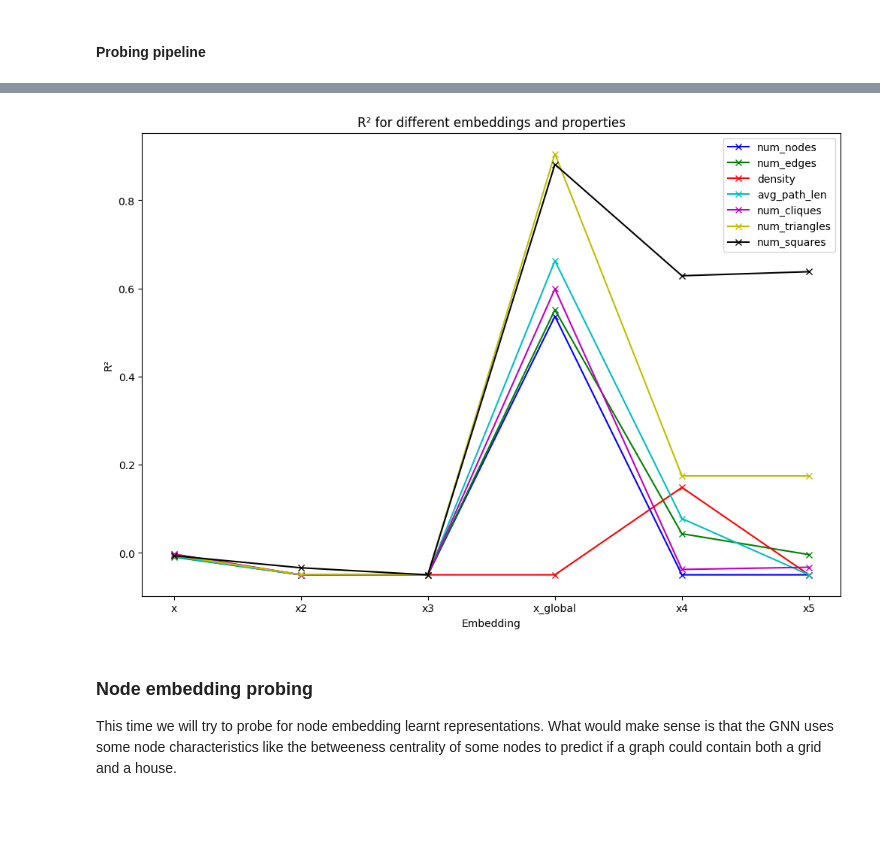
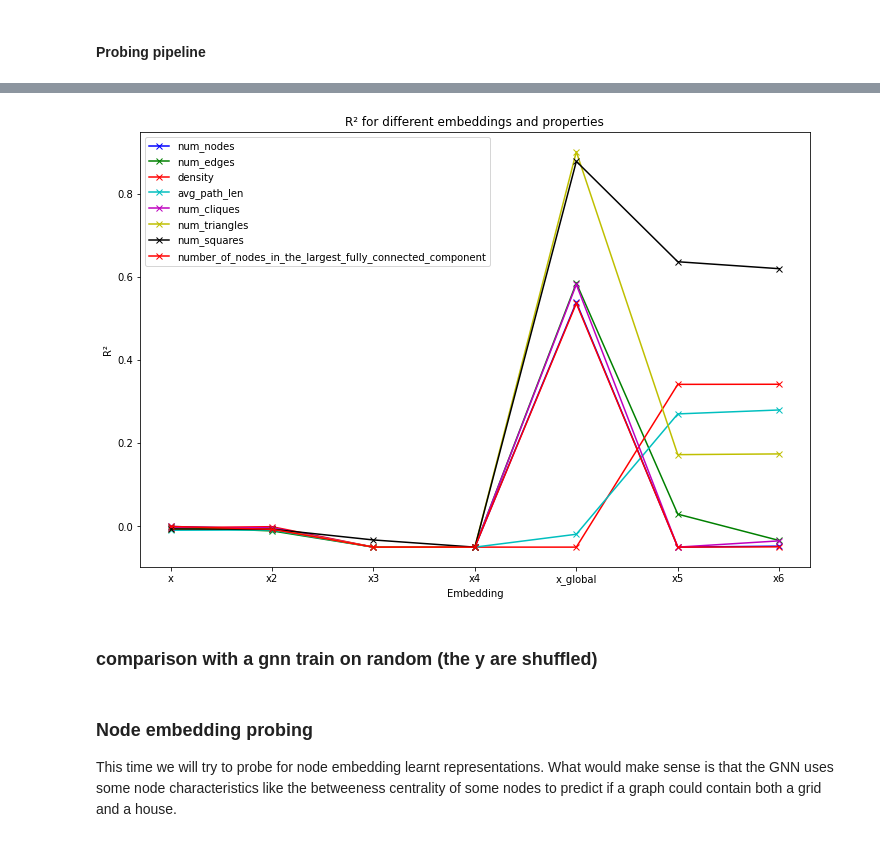
Before and after one commit to TomPelletreauDuris/Probing-GNN-representations, a Jupyter notebook: Probing_GAT.ipynb, the cells around one changed output, grey strips where cells are left out. Drawn from its saved outputs; the diff is of its cells as text; code cells hidden in the pictures; blank space fills up the shorter version.

```diff
--- a/Probing_GAT.ipynb
+++ b/Probing_GAT.ipynb
@@ -123,15 +121,15 @@ train_properties = compute_graph_properties(gnn.dataset[gnn.train_idx])
 test_properties = compute_graph_properties(gnn.dataset[gnn.test_idx])
 # %%
 #save the properties in a file
-# with open("results/"+DATASET+"_"+MODEL+"_train_properties.pkl", "wb") as f:
-#     pkl.dump(train_properties, f)
+with open("results/"+DATASET+"_"+MODEL+"_train_properties.pkl", "wb") as f:
+    pkl.dump(train_properties, f)
 
-# with open("results/"+DATASET+"_"+MODEL+"_test_properties.pkl", "wb") as f:
-#     pkl.dump(test_properties, f)
+with open("results/"+DATASET+"_"+MODEL+"_test_properties.pkl", "wb") as f:
+    pkl.dump(test_properties, f)
 # %%
 #open the properties
-with open("results/"+DATASET+"_"+MODEL+"_train_properties_special.pkl", "rb") as f:
+with open("results/"+DATASET+"_"+MODEL+"_train_properties.pkl", "rb") as f:
     train_properties = pkl.load(f)
 
-with open("results/"+DATASET+"_"+MODEL+"_test_properties_special.pkl", "rb") as f:
+with open("results/"+DATASET+"_"+MODEL+"_test_properties.pkl", "rb") as f:
     test_properties = pkl.load(f)
@@ -240,7 +219,7 @@ train_y = torch.tensor(train_properties, dtype=torch.float32)
 test_y = torch.tensor(test_properties, dtype=torch.float32)
 
 # Train and evaluate a model for each graph property and each embedding
-property_names = ['num_nodes', 'num_edges', 'density', 'avg_path_len', 'num_cliques', 'num_triangles', 'num_squares', 'number_of_nodes_in_the_largest_fully_connected_component', 'small_world']
+property_names = ['num_nodes', 'num_edges', 'density', 'avg_path_len', 'num_cliques', 'num_triangles', 'num_squares', 'number_of_nodes_in_the_largest_fully_connected_component'] #, 'small_world']
 embeddings = [(train_x, test_x), (train_x2, test_x2), (train_x3, test_x3), (train_x4, test_x4), (train_x_global, test_x_global), (train_x5, test_x5), (train_x6, test_x6)]
 embeddings_names = ['x', 'x2', 'x3', 'x4', 'x_global', 'x5', 'x6']
 # %% [markdown]
@@ -324,33 +327,35 @@ Property: number_of_node_in_the_largest_fully_connected_component
 # %%
 import matplotlib.pyplot as plt
 
 # Assuming results, embeddings, and other necessary variables are defined as in your context
-property_names = ['num_nodes', 'num_edges', 'density', 'avg_path_len', 'num_cliques', 'num_triangles', 'num_squares']
-embeddings = [(train_x, test_x), (train_x2, test_x2), (train_x3, test_x3), (train_x_global, test_x_global), (train_x4, test_x4), (train_x5, test_x5)]
-embeddings_names = ['x', 'x2', 'x3', 'x_global', 'x4', 'x5']
-colors = ['b', 'g', 'r', 'c', 'm', 'y', 'k']
+property_names = ['num_nodes', 'num_edges', 'density', 'avg_path_len', 'num_cliques', 'num_triangles', 'num_squares', 'number_of_nodes_in_the_largest_fully_connected_component']
+embeddings = [(train_x, test_x), (train_x2, test_x2), (train_x3, test_x3), (train_x4, test_x4), (train_x_global, test_x_global), (train_x5, test_x5), (train_x6, test_x6)]
+embeddings_names = ['x', 'x2', 'x3', 'x4', 'x_global', 'x5', 'x6']
+colors = ['b', 'g', 'r', 'c', 'm', 'y', 'k', 'red']
 
 plt.figure(figsize=(12, 8))
 
 for i, property_name in enumerate(property_names):
     x_points = []
     y_points = []
     for j, embedding in enumerate(embeddings):
         name_of_embedding = embeddings_names[j]
         test_r2 = results[(name_of_embedding, property_name)][3]
         if test_r2 < -0.05:  # Handle negative R² values
             test_r2 = -0.05
         x_points.append(j)
         y_points.append(test_r2)
 
     # Plotting the line for the current property
     plt.plot(x_points, y_points, label=property_name, color=colors[i], marker='x')
 
 plt.xticks(range(len(embeddings)), embeddings_names)
 plt.xlabel('Embedding')
 plt.ylabel('R²')
 plt.legend()
 plt.title('R² for different embeddings and properties')
 plt.show()
 # %% [output]
-[figure, old version]
+[figure, new version]
+# %% [markdown]
+### comparison with a gnn train on random (the y are shuffled)
```
Also changed, not shown: parts of 11 cells of this notebook, 4 other files.
